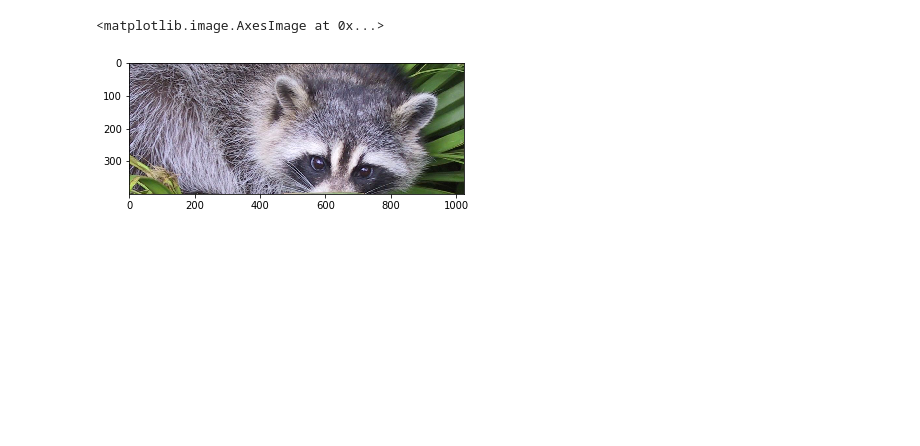
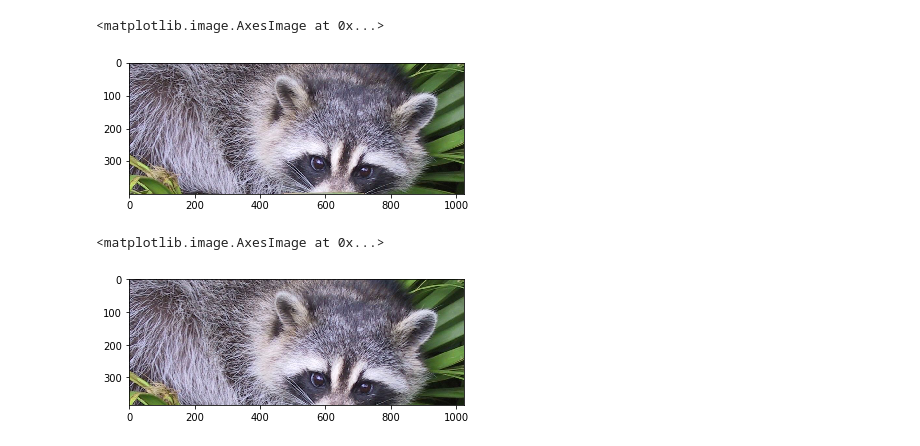
Before and after one commit to srikanthpragada/DS_01_OCT_2019, a Jupyter notebook: numpy_demo.ipynb, the cells around one changed output. Cells and saved outputs as stored; diff of their text form; code cells hidden in the pictures; blank space fills up the shorter version.

```diff
--- a/numpy_demo.ipynb
+++ b/numpy_demo.ipynb
@@ -647,3 +648,10 @@ plt.imshow(img[:400,:,:])
 # %% [output]
 <matplotlib.image.AxesImage at 0x...>
 [figure]
+# %%
+img1, img2 = np.vsplit(img,2)
+# %%
+plt.imshow(img1)
+# %% [output]
+<matplotlib.image.AxesImage at 0x...>
+[figure, added]
```
Also changed, not shown: parts of 9 cells of this notebook, 2 other files.
